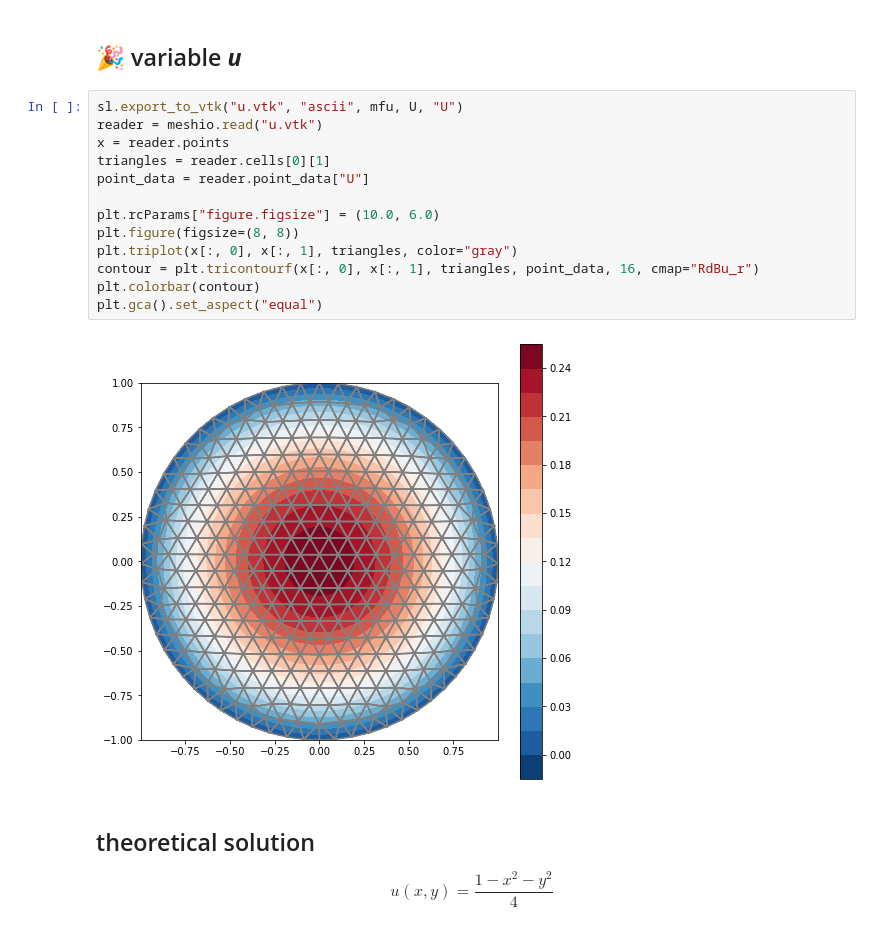
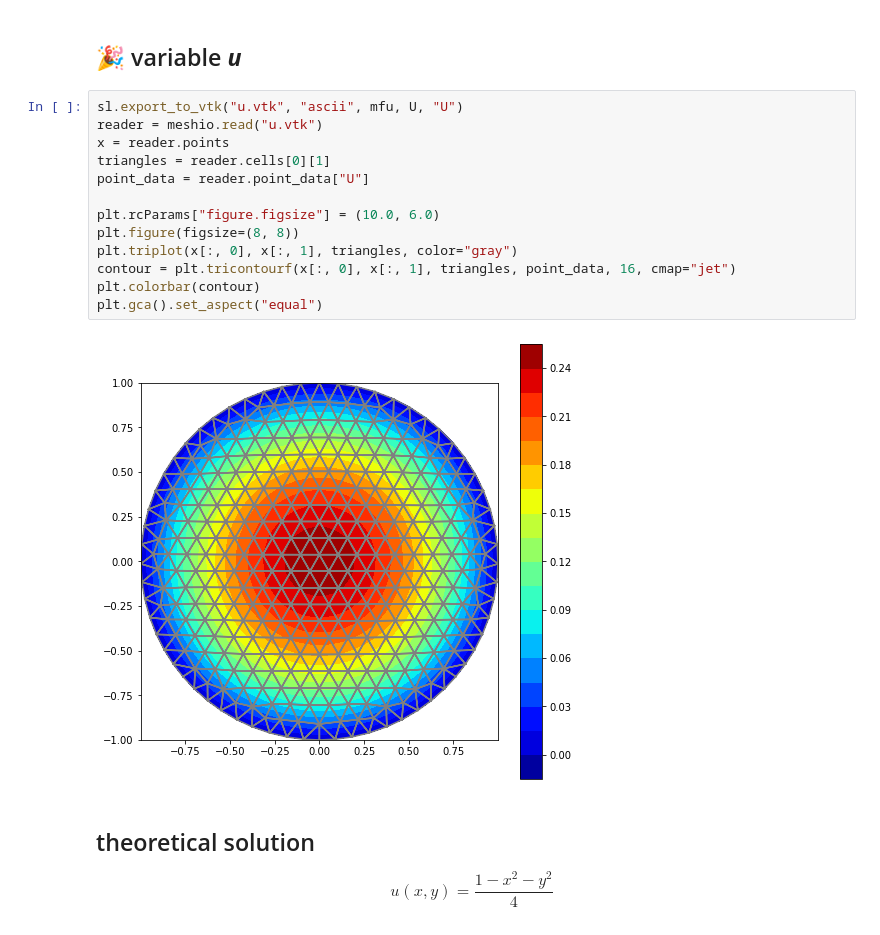
Before and after one commit to tkoyama010/awesome-getfem, a Jupyter notebook: index.ipynb, the cells around one changed output. Saved outputs shown, nothing was run; the diff lists cells and outputs as text.

```diff
--- a/index.ipynb
+++ b/index.ipynb
@@ -177,18 +186,18 @@ U = md.variable("u")
 # %%
 sl.export_to_vtk("u.vtk", "ascii", mfu, U, "U")
 reader = meshio.read("u.vtk")
 x = reader.points
 triangles = reader.cells[0][1]
 point_data = reader.point_data["U"]
 
 plt.rcParams["figure.figsize"] = (10.0, 6.0)
 plt.figure(figsize=(8, 8))
 plt.triplot(x[:, 0], x[:, 1], triangles, color="gray")
-contour = plt.tricontourf(x[:, 0], x[:, 1], triangles, point_data, 16, cmap="RdBu_r")
+contour = plt.tricontourf(x[:, 0], x[:, 1], triangles, point_data, 16, cmap="jet")
 plt.colorbar(contour)
 plt.gca().set_aspect("equal")
 # %% [output]
-[figure, old version]
+[figure, new version]
 # %% [markdown]
 ## theoretical solution
 $$u(x, y) = \dfrac{1-x^2-y^2}{4}$$
```
Also changed, not shown: parts of 12 cells of this notebook.
